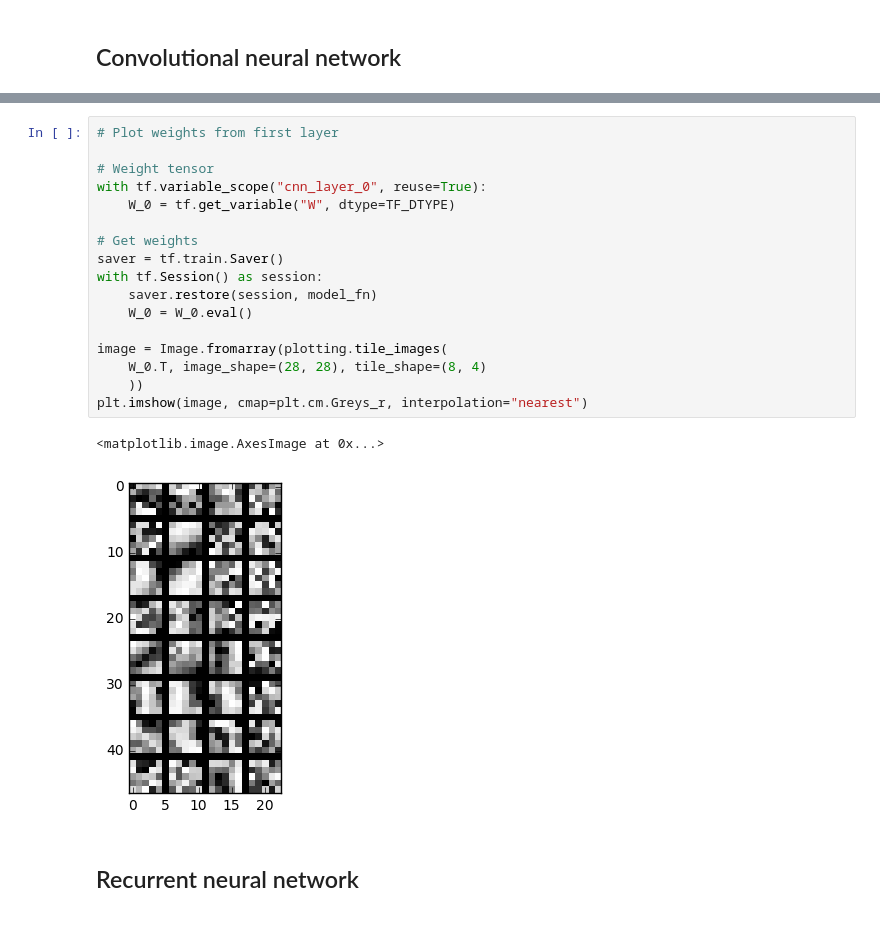
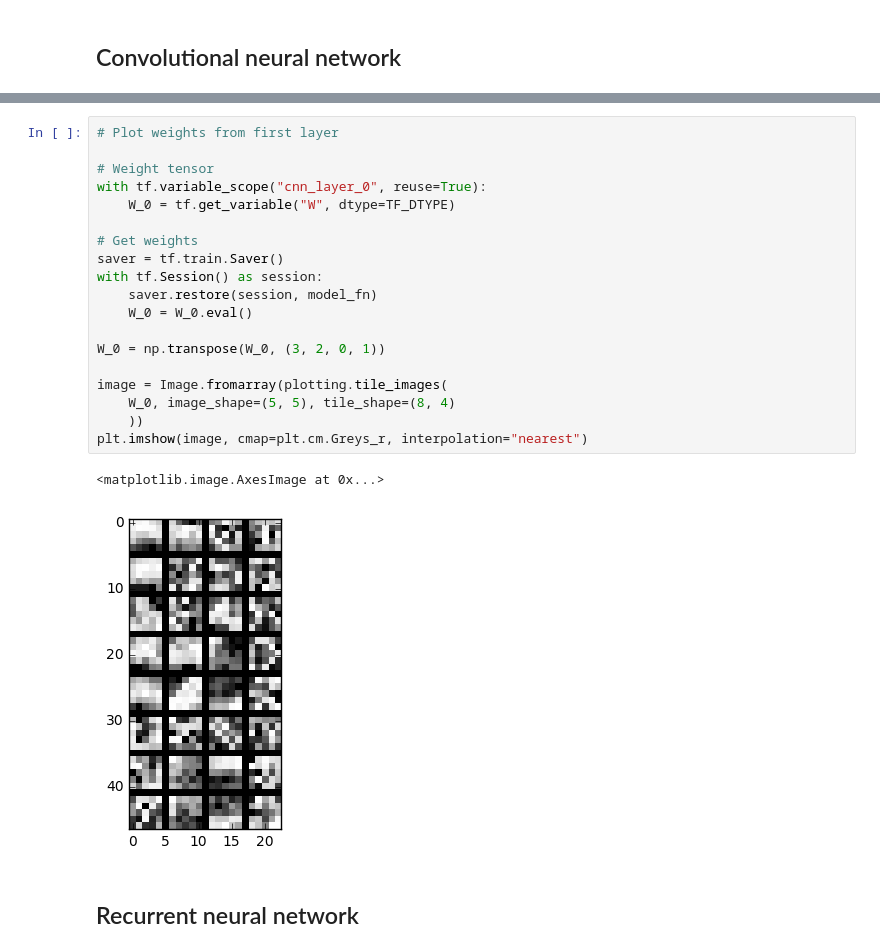
Before and after one commit to kamperh/tflego, a Jupyter notebook: examples/mnist_examples.ipynb, the cells around one changed output, grey strips where cells are left out. Drawn from its saved outputs; the diff is of its cells as text.

```diff
--- a/examples/mnist_examples.ipynb
+++ b/examples/mnist_examples.ipynb
@@ -187,23 +198,25 @@ KeyboardInterrupt:
 # %%
 # Plot weights from first layer
 
 # Weight tensor
 with tf.variable_scope("cnn_layer_0", reuse=True):
     W_0 = tf.get_variable("W", dtype=TF_DTYPE)
 
 # Get weights
 saver = tf.train.Saver()
 with tf.Session() as session:
     saver.restore(session, model_fn)
     W_0 = W_0.eval()
 
+W_0 = np.transpose(W_0, (3, 2, 0, 1))
+
 image = Image.fromarray(plotting.tile_images(
-    W_0.T, image_shape=(28, 28), tile_shape=(8, 4)
+    W_0, image_shape=(5, 5), tile_shape=(8, 4)
     ))
 plt.imshow(image, cmap=plt.cm.Greys_r, interpolation="nearest")
 # %% [output]
 <matplotlib.image.AxesImage at 0x...>
-[figure, old version]
+[figure, new version]
 # %% [markdown]
 ## Recurrent neural network
 # %% [markdown]
```
Also changed, not shown: parts of 17 cells of this notebook, 4 other files.
